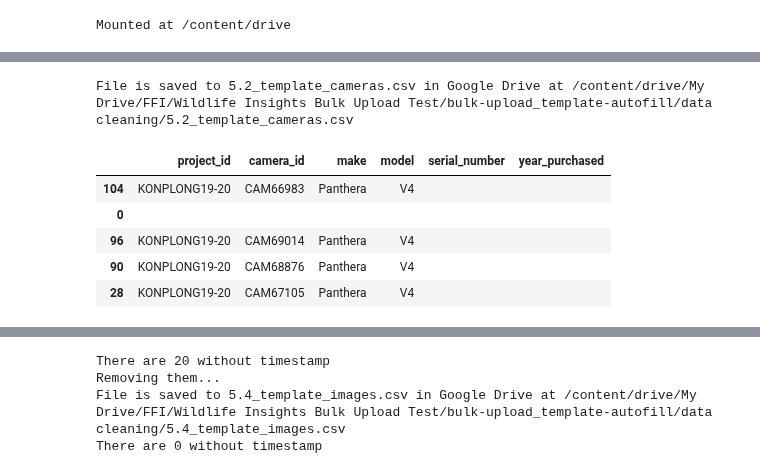
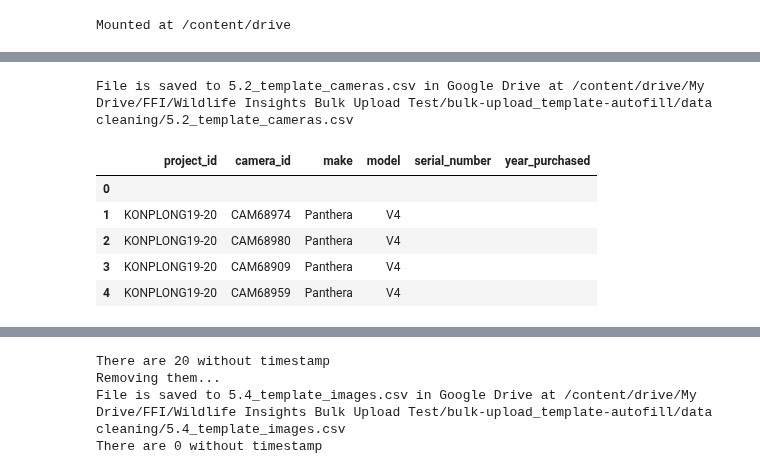
Before and after one commit to FFI-Vietnam/camtrap-tools, a Jupyter notebook: Wildlife Insights/bulk-upload/05_autofill-template.ipynb, the cells around one changed output, grey strips where cells are left out. Cells and saved outputs as stored; diff of their text form; code cells hidden in the pictures.

```diff
--- a/Wildlife Insights/bulk-upload/05_autofill-template.ipynb
+++ b/Wildlife Insights/bulk-upload/05_autofill-template.ipynb
@@ -159,39 +157,39 @@ project_id = [""]
 camera_id = [""]
 make = [""]
 model = [""]
 # not required
 serial_number = [""]
 year_purchased = [""]
 
 # fill in info
 for m in metadata_new_column['Model'].unique():
   if m is not np.NaN:
     project_id.append(projects_template['project_id'][0])
     camera_id.append(m)
     model.append('V4')
     make.append('Panthera')
     serial_number.append('')
     year_purchased.append('')
 
 # create dataframe
 cameras_template["project_id"] = project_id
 cameras_template["camera_id"] = camera_id
 cameras_template["make"] = make
 cameras_template["model"] = model
 cameras_template["serial_number"] = serial_number
 cameras_template["year_purchased"] = year_purchased
 
 # Save file
 save_csv_Google_drive(cameras_template, root, contain_folder, cameras_file_name)
-cameras_template.sample(5)
+cameras_template.head(5)
 # %% [output]
 File is saved to 5.2_template_cameras.csv in Google Drive at /content/drive/My Drive/FFI/Wildlife Insights Bulk Upload Test/bulk-upload_template-autofill/data cleaning/5.2_template_cameras.csv
 |  | project_id | camera_id | make | model | serial_number | year_purchased |
-| 104 | KONPLONG19-20 | CAM66983 | Panthera | V4 |  |  |
 | 0 |  |  |  |  |  |  |
-| 96 | KONPLONG19-20 | CAM69014 | Panthera | V4 |  |  |
-| 90 | KONPLONG19-20 | CAM68876 | Panthera | V4 |  |  |
-| 28 | KONPLONG19-20 | CAM67105 | Panthera | V4 |  |  |
+| 1 | KONPLONG19-20 | CAM68974 | Panthera | V4 |  |  |
+| 2 | KONPLONG19-20 | CAM68980 | Panthera | V4 |  |  |
+| 3 | KONPLONG19-20 | CAM68909 | Panthera | V4 |  |  |
+| 4 | KONPLONG19-20 | CAM68959 | Panthera | V4 |  |  |
 # %%
 # deployments template
 
```
Also changed, not shown: parts of 7 cells of this notebook.
